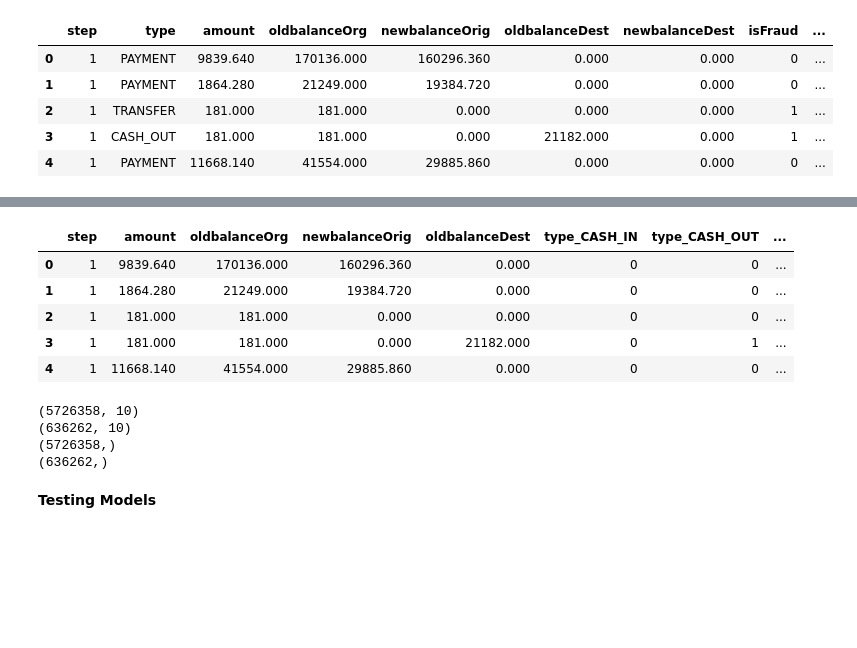
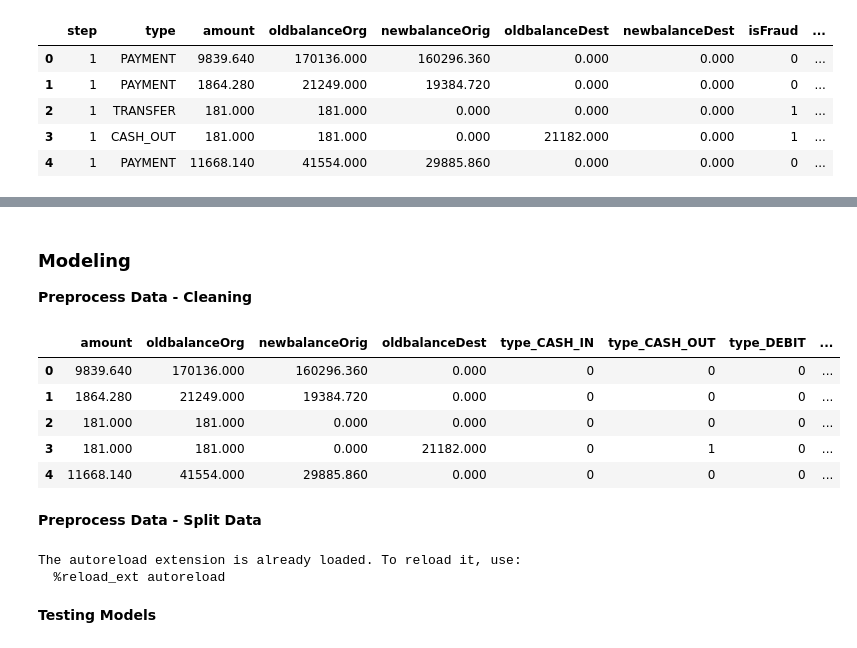
Before and after one commit to KishenSharma6/CreditFraudAnalysis, a Jupyter notebook: notebooks/Modeling/03132021_Model_Training.ipynb, the cells around one changed output, grey strips where cells are left out. Drawn from its saved outputs; the diff is of its cells as text; code cells hidden in the pictures; blank space fills up the shorter version.

```diff
--- a/notebooks/Modeling/03132021_Model_Training.ipynb
+++ b/notebooks/Modeling/03132021_Model_Training.ipynb
@@ -49,35 +45,21 @@ Image(config['paths']['figures'] +'HeatMap.png')
+# %% [markdown]
+### Modeling
+**Preprocess Data - Cleaning**
 # %%
-#Copy original df & drop flags/newBalanceDest cols
-temp= df.copy().drop(['isFlaggedFraud', 'newbalanceDest'], axis=1)
+#Copy original df & drop redundant cols
+temp= df.copy().drop(['isFlaggedFraud', 'newbalanceDest', 'step'], axis=1) #consider readding step?
 
 #Create dummies
 dummies= pd.get_dummies(temp.iloc[:, :-1], drop_first=False)
 dummies.loc[:,'isFraud']= temp.loc[:,'isFraud'].apply(lambda x: int(x))
 
-dummies.head()
+display(dummies.head())
 # %% [output]
-|  | step | amount | oldbalanceOrg | newbalanceOrig | oldbalanceDest | type_CASH_IN | type_CASH_OUT | ... |
-| 0 | 1 | 9839.640 | 170136.000 | 160296.360 | 0.000 | 0 | 0 | ... |
-| 1 | 1 | 1864.280 | 21249.000 | 19384.720 | 0.000 | 0 | 0 | ... |
-| 2 | 1 | 181.000 | 181.000 | 0.000 | 0.000 | 0 | 0 | ... |
-| 3 | 1 | 181.000 | 181.000 | 0.000 | 21182.000 | 0 | 1 | ... |
-| 4 | 1 | 11668.140 | 41554.000 | 29885.860 | 0.000 | 0 | 0 | ... |
+|  | amount | oldbalanceOrg | newbalanceOrig | oldbalanceDest | type_CASH_IN | type_CASH_OUT | type_DEBIT | ... |
+| 0 | 9839.640 | 170136.000 | 160296.360 | 0.000 | 0 | 0 | 0 | ... |
+| 1 | 1864.280 | 21249.000 | 19384.720 | 0.000 | 0 | 0 | 0 | ... |
+| 2 | 181.000 | 181.000 | 0.000 | 0.000 | 0 | 0 | 0 | ... |
+| 3 | 181.000 | 181.000 | 0.000 | 21182.000 | 0 | 1 | 0 | ... |
+| 4 | 11668.140 | 41554.000 | 29885.860 | 0.000 | 0 | 0 | 0 | ... |
-# %%
-#Split data
-X= dummies.iloc[:,:-1].values
-y= dummies.iloc[:,-1].values
-
-#Create training and test data
-from sklearn.model_selection import train_test_split
-
-X_train, X_test, y_train, y_test = train_test_split(X, y, random_state= 24, test_size=.1)
-
-
-#Sanity check
-for item in [X_train, X_test, y_train, y_test]:
-    print(item.shape)
-# %% [output]
-(5726358, 10)
-(636262, 10)
-(5726358,)
-(636262,)
+# %% [markdown]
+**Preprocess Data - Split Data**
@@ -84,2 +68,11 @@ for item in [X_train, X_test, y_train, y_test]:
+# %%
+%load_ext autoreload
+%autoreload from src.models.modeling import Models
+from src.models.modeling import Models
+
+baseEval= Models()
+# %% [output]
+The autoreload extension is already loaded. To reload it, use:
+  %reload_ext autoreload
 # %% [markdown]
 **Testing Models**
```
Also changed, not shown: parts of 7 cells of this notebook.
